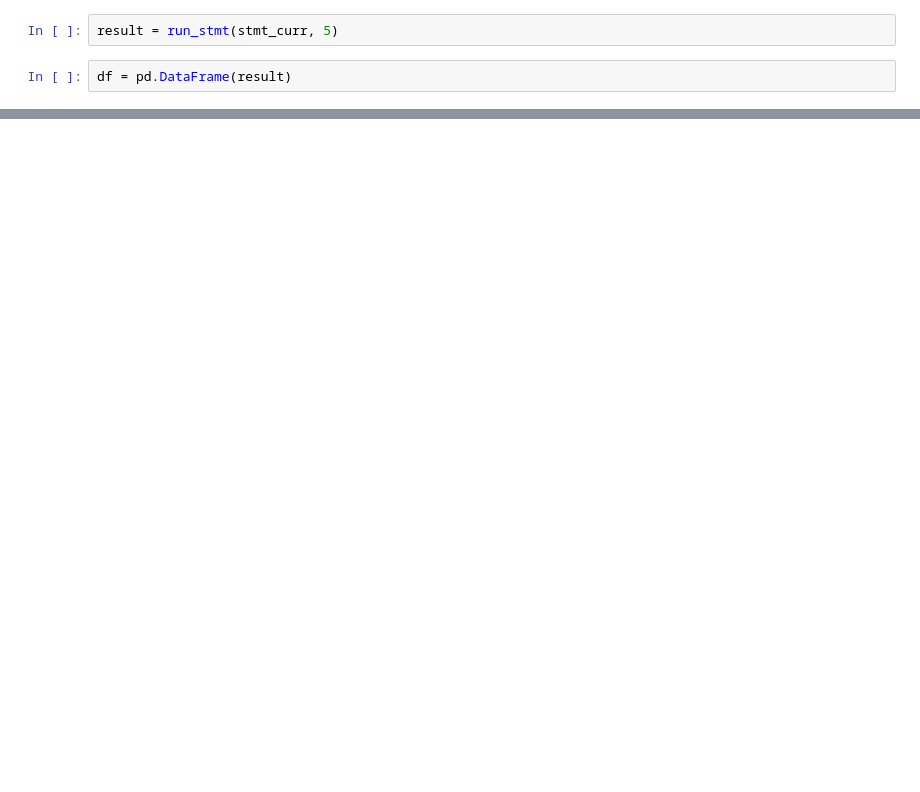
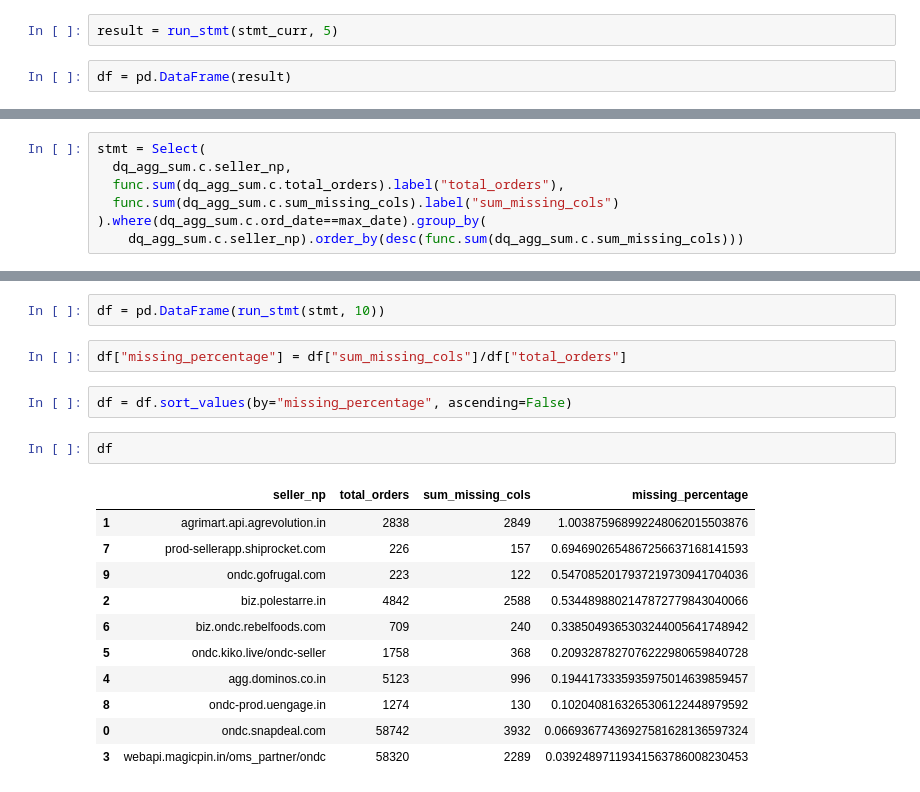
Before and after one commit to shashank-scikiq/Data-Quality, a Jupyter notebook: FA_Backend/Jupyter/businessLogic.ipynb, the cells around one changed output, grey strips where cells are left out. Drawn from its saved outputs; the diff is of its cells as text; blank space fills up the shorter version.

```diff
--- a/FA_Backend/Jupyter/businessLogic.ipynb
+++ b/FA_Backend/Jupyter/businessLogic.ipynb
@@ -493,0 +523,7 @@ df
+# %%
+stmt = Select(
+  dq_agg_sum.c.seller_np,
+  func.sum(dq_agg_sum.c.total_orders).label("total_orders"),
+  func.sum(dq_agg_sum.c.sum_missing_cols).label("sum_missing_cols")
+).where(dq_agg_sum.c.ord_date==max_date).group_by(
+    dq_agg_sum.c.seller_np).order_by(desc(func.sum(dq_agg_sum.c.sum_missing_cols)))
@@ -493,0 +540,20 @@ df
+# %%
+df = pd.DataFrame(run_stmt(stmt, 10))
+# %%
+df["missing_percentage"] = df["sum_missing_cols"]/df["total_orders"]
+# %%
+df = df.sort_values(by="missing_percentage", ascending=False)
+# %%
+df
+# %% [output]
+|  | seller_np | total_orders | sum_missing_cols | missing_percentage |
+| 1 | agrimart.api.agrevolution.in | 2838 | 2849 | 1.003875968992248062015503876 |
+| 7 | prod-sellerapp.shiprocket.com | 226 | 157 | 0.6946902654867256637168141593 |
+| 9 | ondc.gofrugal.com | 223 | 122 | 0.5470852017937219730941704036 |
+| 2 | biz.polestarre.in | 4842 | 2588 | 0.5344898802147872779843040066 |
+| 6 | biz.ondc.rebelfoods.com | 709 | 240 | 0.3385049365303244005641748942 |
+| 5 | ondc.kiko.live/ondc-seller | 1758 | 368 | 0.2093287827076222980659840728 |
+| 4 | agg.dominos.co.in | 5123 | 996 | 0.1944173335935975014639859457 |
+| 8 | ondc-prod.uengage.in | 1274 | 130 | 0.1020408163265306122448979592 |
+| 0 | ondc.snapdeal.com | 58742 | 3932 | 0.06693677436927581628136597324 |
+| 3 | webapi.magicpin.in/oms_partner/ondc | 58320 | 2289 | 0.03924897119341563786008230453 |
```
Also changed, not shown: parts of 38 cells of this notebook, 9 other files.
